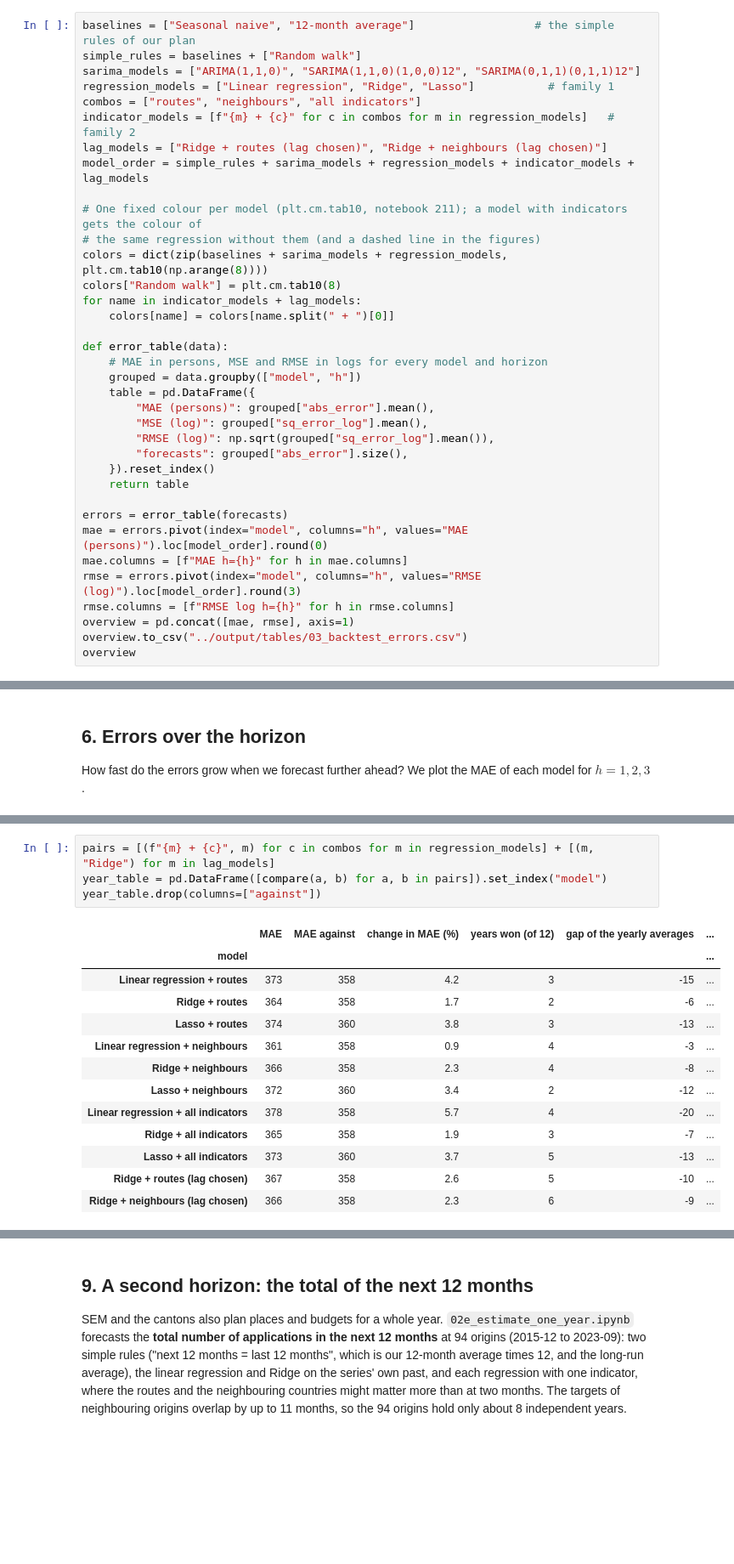
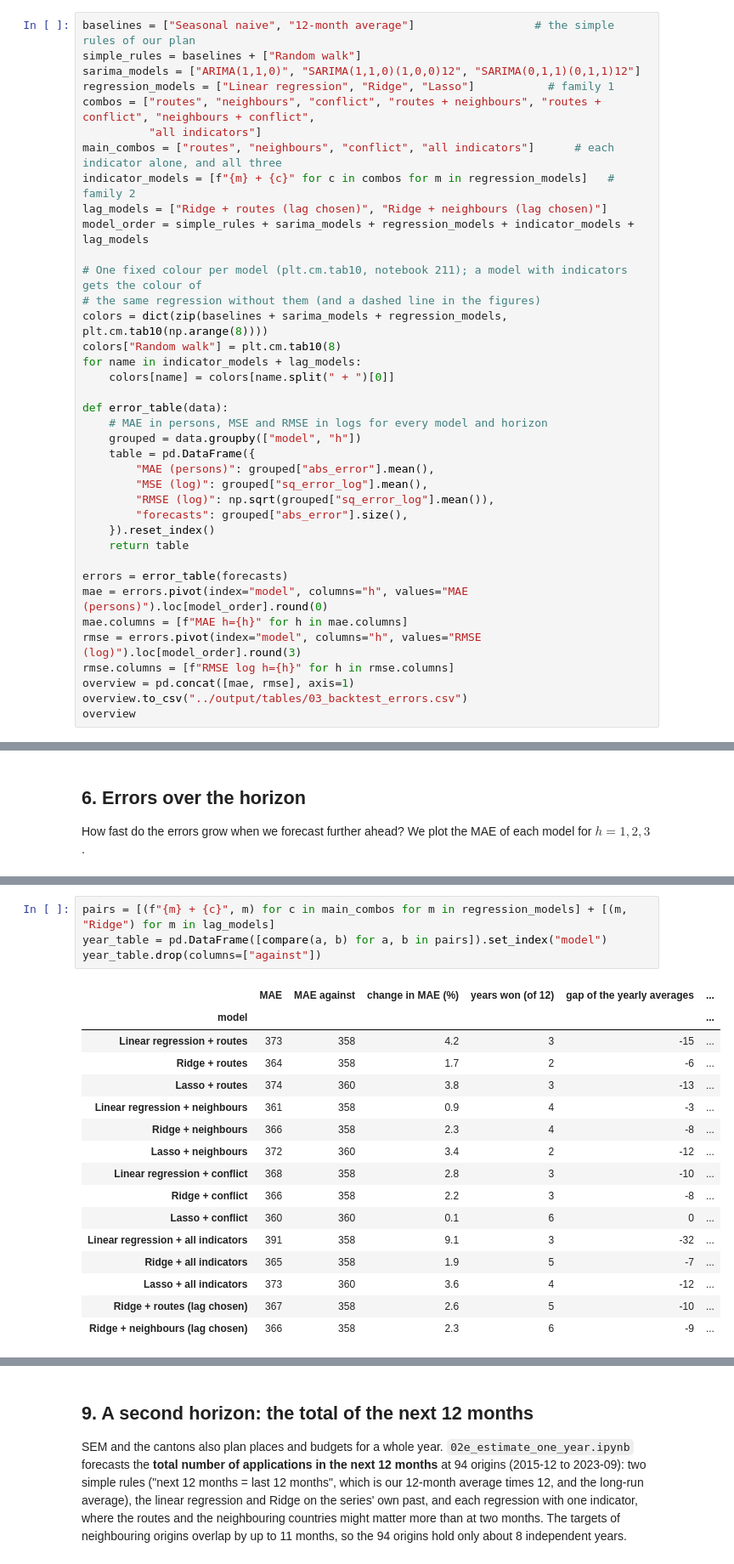
Before and after one commit to axe3010/dsf-asylum-forecast-II, a Jupyter notebook: code/03_evaluate.ipynb, the cells around one changed output, grey strips where cells are left out. Shown at 85% size. Saved outputs shown, nothing was run; the diff lists cells and outputs as text; blank space fills up the shorter version.

```diff
--- a/code/03_evaluate.ipynb
+++ b/code/03_evaluate.ipynb
@@ -51,7 +51,9 @@ baselines = ["Seasonal naive", "12-month average"]                  # the simple
 simple_rules = baselines + ["Random walk"]
 sarima_models = ["ARIMA(1,1,0)", "SARIMA(1,1,0)(1,0,0)12", "SARIMA(0,1,1)(0,1,1)12"]
 regression_models = ["Linear regression", "Ridge", "Lasso"]           # family 1
-combos = ["routes", "neighbours", "all indicators"]
+combos = ["routes", "neighbours", "conflict", "routes + neighbours", "routes + conflict", "neighbours + conflict",
+          "all indicators"]
+main_combos = ["routes", "neighbours", "conflict", "all indicators"]      # each indicator alone, and all three
 indicator_models = [f"{m} + {c}" for c in combos for m in regression_models]   # family 2
 lag_models = ["Ridge + routes (lag chosen)", "Ridge + neighbours (lag chosen)"]
 model_order = simple_rules + sarima_models + regression_models + indicator_models + lag_models
@@ -361,19 +370,22 @@ The same comparison year by year at $h = 2$ (as in section 5), with the success
 # %%
-pairs = [(f"{m} + {c}", m) for c in combos for m in regression_models] + [(m, "Ridge") for m in lag_models]
+pairs = [(f"{m} + {c}", m) for c in main_combos for m in regression_models] + [(m, "Ridge") for m in lag_models]
 year_table = pd.DataFrame([compare(a, b) for a, b in pairs]).set_index("model")
 year_table.drop(columns=["against"])
 # %% [output]
 |  | MAE | MAE against | change in MAE (%) | years won (of 12) | gap of the yearly averages | ... |
 | model |  |  |  |  |  | ... |
 | Linear regression + routes | 373 | 358 | 4.2 | 3 | -15 | ... |
 | Ridge + routes | 364 | 358 | 1.7 | 2 | -6 | ... |
 | Lasso + routes | 374 | 360 | 3.8 | 3 | -13 | ... |
 | Linear regression + neighbours | 361 | 358 | 0.9 | 4 | -3 | ... |
 | Ridge + neighbours | 366 | 358 | 2.3 | 4 | -8 | ... |
 | Lasso + neighbours | 372 | 360 | 3.4 | 2 | -12 | ... |
-| Linear regression + all indicators | 378 | 358 | 5.7 | 4 | -20 | ... |
-| Ridge + all indicators | 365 | 358 | 1.9 | 3 | -7 | ... |
-| Lasso + all indicators | 373 | 360 | 3.7 | 5 | -13 | ... |
+| Linear regression + conflict | 368 | 358 | 2.8 | 3 | -10 | ... |
+| Ridge + conflict | 366 | 358 | 2.2 | 3 | -8 | ... |
+| Lasso + conflict | 360 | 360 | 0.1 | 6 | 0 | ... |
+| Linear regression + all indicators | 391 | 358 | 9.1 | 3 | -32 | ... |
+| Ridge + all indicators | 365 | 358 | 1.9 | 5 | -7 | ... |
+| Lasso + all indicators | 373 | 360 | 3.6 | 4 | -12 | ... |
 | Ridge + routes (lag chosen) | 367 | 358 | 2.6 | 5 | -10 | ... |
 | Ridge + neighbours (lag chosen) | 366 | 358 | 2.3 | 6 | -9 | ... |
 # %%
```
Also changed, not shown: parts of 29 cells of this notebook, 25 other files.
